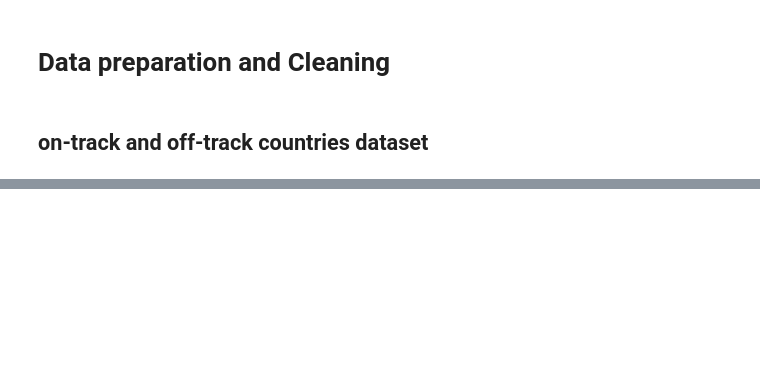
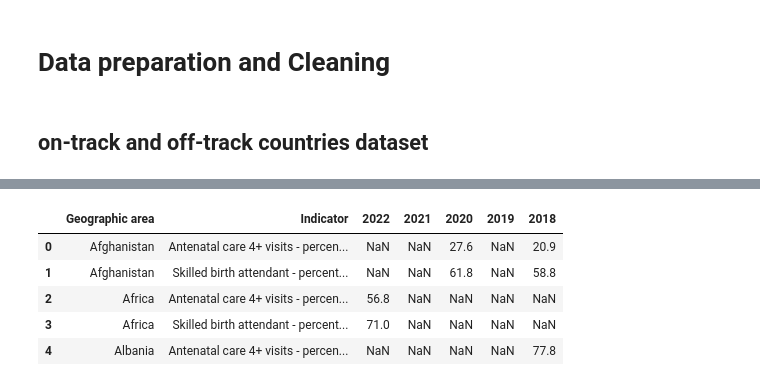
Before and after one commit to ShabibSaleh/DPAM-Nutrition, a Jupyter notebook: Population_weighted_coverage_of_health_services.ipynb, the cells around one changed output, grey strips where cells are left out. Saved outputs shown, nothing was run; the diff lists cells and outputs as text; code cells hidden in the pictures; blank space fills up the shorter version.

```diff
--- a/Population_weighted_coverage_of_health_services.ipynb
+++ b/Population_weighted_coverage_of_health_services.ipynb
@@ -85,0 +163,20 @@ memory usage: 4.8+ KB
+# %%
+# Converting the column names to strings
+anc4_sab_df.columns = anc4_sab_df.columns.astype(str)
+
+
+year_columns = ['2022', '2021', '2020', '2019', '2018']
+anc4_sab_df[year_columns] = anc4_sab_df[year_columns].apply(pd.to_numeric, errors='coerce')
+
+# Step 3: Drop the "Sex" column as it is redundant
+anc4_sab_df_cleaned = anc4_sab_df.drop(columns=['Sex'])
+
+# Displaying the cleaned data to verify
+anc4_sab_df_cleaned.head()
+# %% [output]
+|  | Geographic area | Indicator | 2022 | 2021 | 2020 | 2019 | 2018 |
+| 0 | Afghanistan | Antenatal care 4+ visits - percen... | NaN | NaN | 27.6 | NaN | 20.9 |
+| 1 | Afghanistan | Skilled birth attendant - percent... | NaN | NaN | 61.8 | NaN | 58.8 |
+| 2 | Africa | Antenatal care 4+ visits - percen... | 56.8 | NaN | NaN | NaN | NaN |
+| 3 | Africa | Skilled birth attendant - percent... | 71.0 | NaN | NaN | NaN | NaN |
+| 4 | Albania | Antenatal care 4+ visits - percen... | NaN | NaN | NaN | NaN | 77.8 |
```
Also changed, not shown: parts of 26 cells of this notebook.
